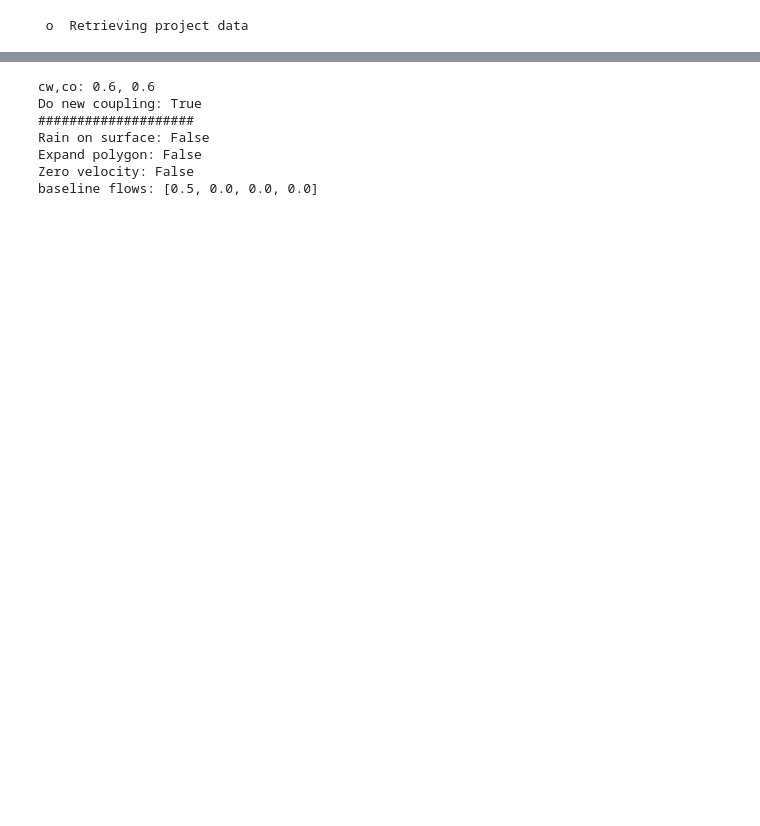
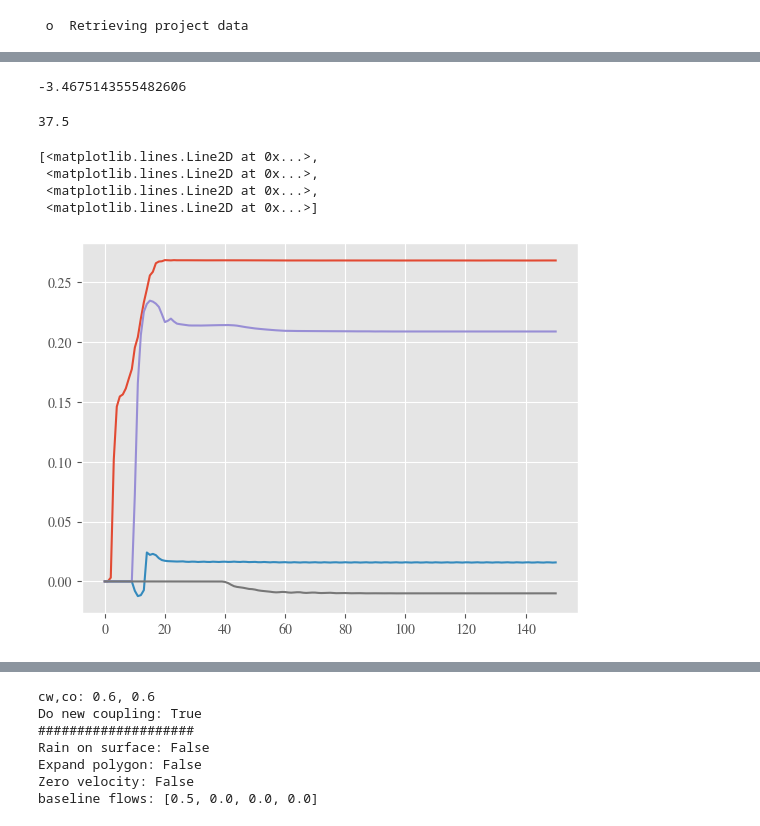
Before and after one commit to antjsor/anuga_drainage, a Jupyter notebook: real_example/real_example_orifice.ipynb, the cells around one changed output, grey strips where cells are left out. Cells and saved outputs as stored; diff of their text form; code cells hidden in the pictures; blank space fills up the shorter version.

```diff
--- a/real_example/real_example_orifice.ipynb
+++ b/real_example/real_example_orifice.ipynb
@@ -224,0 +239,6 @@ inlet_operators['Inlet_1'].Q
+# %%
+outfall_depth1 = []
+outfall_depth2 = []
+node_depth     = []
+# %%
+weir_flows = []
@@ -224,0 +342,16 @@ inlet_operators['Inlet_1'].Q
+# %%
+loss
+# %% [output]
+-3.4675143555482606
+# %%
+Nodes(sim)['Inlet_1'].invert_elevation
+# %% [output]
+37.5
+# %%
+plt.plot(weir_flows)
+# %% [output]
+[<matplotlib.lines.Line2D at 0x...>,
+ <matplotlib.lines.Line2D at 0x...>,
+ <matplotlib.lines.Line2D at 0x...>,
+ <matplotlib.lines.Line2D at 0x...>]
+[figure, added]
```
Also changed, not shown: parts of 23 cells of this notebook, 5 other files.
